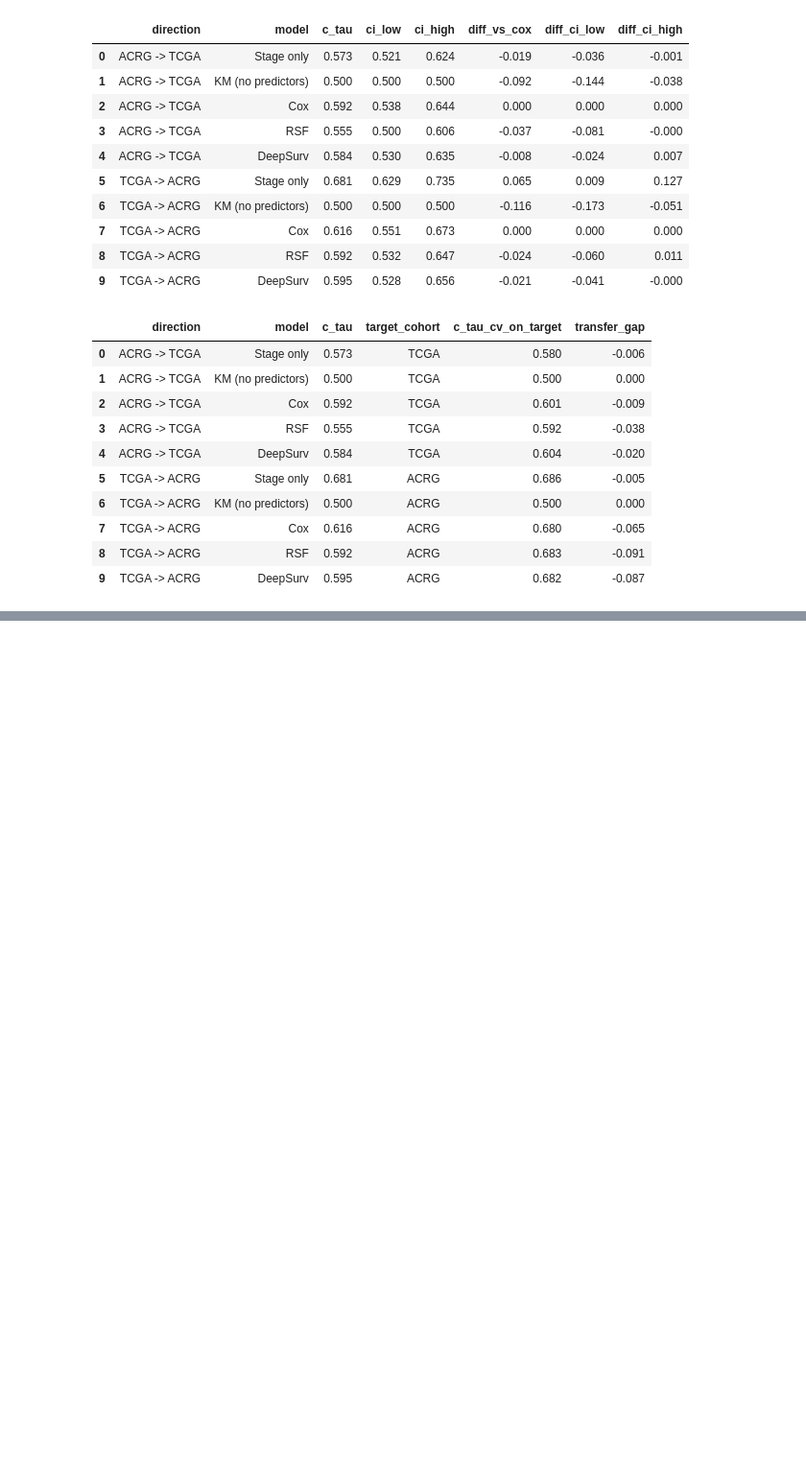
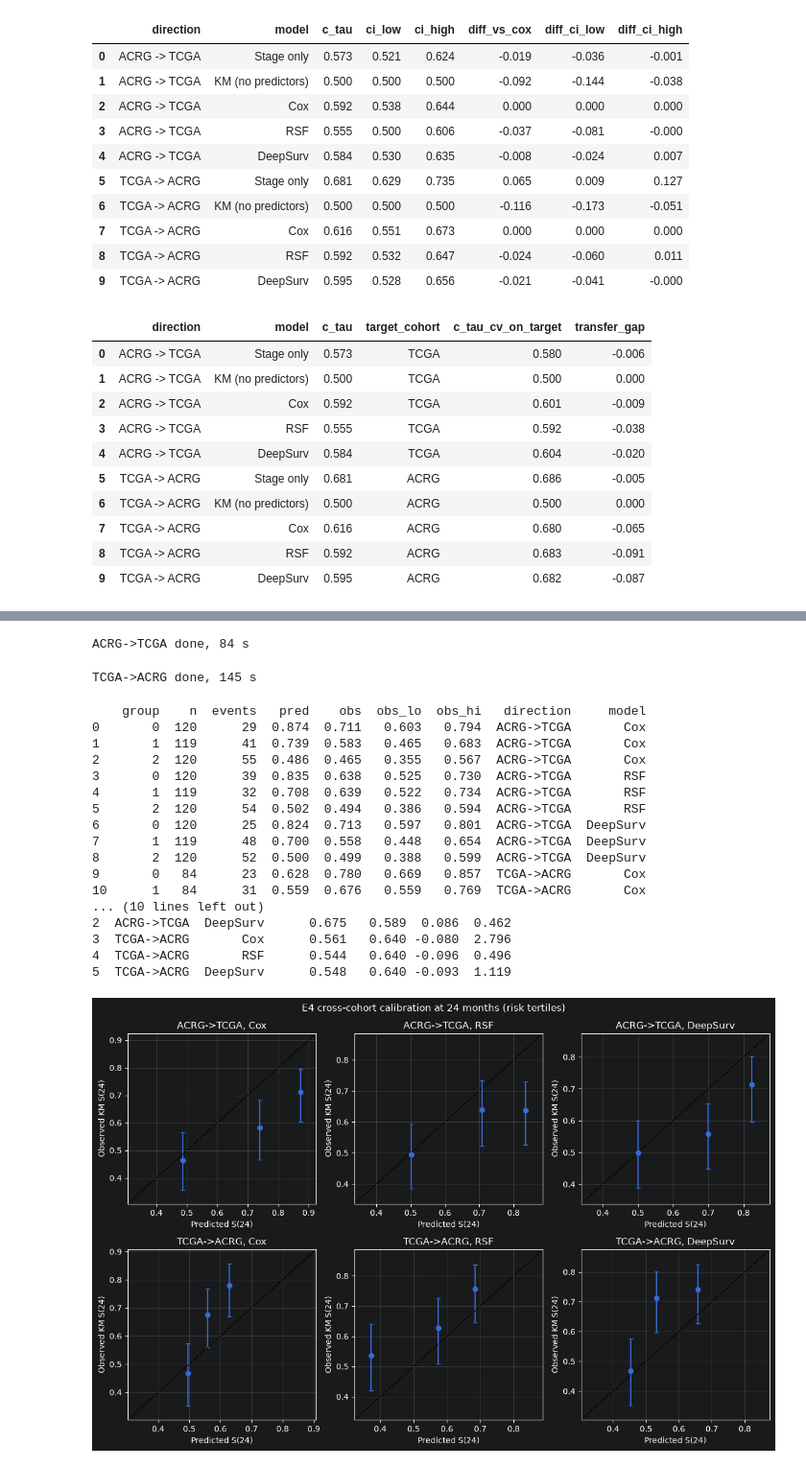
Before and after one commit to patriciamateica/GastricCancerRecurrence, a Jupyter notebook: src/experimenting101.ipynb, the cells around one changed output, grey strips where cells are left out. Shown at 96% size. Drawn from its saved outputs; the diff is of its cells as text; code cells hidden in the pictures; blank space fills up the shorter version.

```diff
--- a/src/experimenting101.ipynb
+++ b/src/experimenting101.ipynb
@@ -527,0 +627,73 @@ H3 not supported (slope CI includes 0 or is negative)
+# %%
+cohorts = {"ACRG": load_cohort(Path("data") / "acrg_clean.csv"),
+           "TCGA": load_cohort(Path("data") / "tcga_clean.csv")}
+directions = [("ACRG", "TCGA"), ("TCGA", "ACRG")]
+
+cross = []
+t0 = time.time()
+for src, tgt in directions:
+    _, X_train, y_train = cohorts[src]
+    d_test, X_test, y_test = cohorts[tgt]
+    for name in calib_models:
+        best = models[name](y_train).fit(X_train, y_train).best_estimator_
+        cross.append(pd.DataFrame({
+            "direction": f"{src}->{tgt}", "model": name,
+            "patient_id": d_test["patient_id"].values,
+            "risk": best.predict(X_test),
+            "surv_tau": surv_at(best, X_test, np.array([tau]))[:, 0],
+            "event": y_test["event"], "time": y_test["time"]}))
+    print(f"{src}->{tgt} done, {time.time() - t0:.0f} s")
+
+cross = pd.concat(cross, ignore_index=True)
+cross.to_csv(results_dir / "e4_cross_preds.csv", index=False)
+# %% [output]
+ACRG->TCGA done, 84 s
+TCGA->ACRG done, 145 s
+# %%
+tables_x, overall_x = [], []
+for (direction, name), g in cross.groupby(["direction", "model"], sort=False):
+    t = calib_table(g["risk"], g["surv_tau"], g["event"], g["time"])
+    t["direction"], t["model"] = direction, name
+    tables_x.append(t)
+    obs_all = km_at(g["event"], g["time"])[0]
+    overall_x.append(dict(direction=direction, model=name,
+                          pred_mean=g["surv_tau"].mean(), obs_km=obs_all,
+                          citl=g["surv_tau"].mean() - obs_all,
+                          slope=calib_slope(g["surv_tau"], g["event"], g["time"])))
+
+calib_x = pd.concat(tables_x, ignore_index=True)
+overall_x = pd.DataFrame(overall_x)
+calib_x.to_csv(results_dir / "e4_cross_calibration.csv", index=False)
+overall_x.to_csv(results_dir / "e4_cross_slope.csv", index=False)
+print(calib_x.round(3)); print(overall_x.round(3))
+
+dir_names = [f"{s}->{t}" for s, t in directions]
+fig, ax = plt.subplots(len(dir_names), len(calib_models),
+                       figsize=(4 * len(calib_models), 4 * len(dir_names)))
+for i, dname in enumerate(dir_names):
+    for j, name in enumerate(calib_models):
+        t = calib_x[(calib_x["direction"] == dname) & (calib_x["model"] == name)]
+        plot_calib(ax[i, j], t, f"{dname}, {name}")
+fig.suptitle(f"E4 cross-cohort calibration at {tau} months (risk tertiles)")
+fig.tight_layout()
+fig.savefig(results_dir / "e4_cross_calibration.png", dpi=200)
+plt.show()
+# %% [output]
+    group    n  events   pred    obs  obs_lo  obs_hi   direction     model
+0       0  120      29  0.874  0.711   0.603   0.794  ACRG->TCGA       Cox
+1       1  119      41  0.739  0.583   0.465   0.683  ACRG->TCGA       Cox
+2       2  120      55  0.486  0.465   0.355   0.567  ACRG->TCGA       Cox
+3       0  120      39  0.835  0.638   0.525   0.730  ACRG->TCGA       RSF
+4       1  119      32  0.708  0.639   0.522   0.734  ACRG->TCGA       RSF
+5       2  120      54  0.502  0.494   0.386   0.594  ACRG->TCGA       RSF
+6       0  120      25  0.824  0.713   0.597   0.801  ACRG->TCGA  DeepSurv
+7       1  119      48  0.700  0.558   0.448   0.654  ACRG->TCGA  DeepSurv
+8       2  120      52  0.500  0.499   0.388   0.599  ACRG->TCGA  DeepSurv
+9       0   84      23  0.628  0.780   0.669   0.857  TCGA->ACRG       Cox
+10      1   84      31  0.559  0.676   0.559   0.769  TCGA->ACRG       Cox
+... (10 lines left out)
+2  ACRG->TCGA  DeepSurv      0.675   0.589  0.086  0.462
+3  TCGA->ACRG       Cox      0.561   0.640 -0.080  2.796
+4  TCGA->ACRG       RSF      0.544   0.640 -0.096  0.496
+5  TCGA->ACRG  DeepSurv      0.548   0.640 -0.093  1.119
+[figure, added]
```
Also changed, not shown: parts of 9 cells of this notebook, 15 other files.
